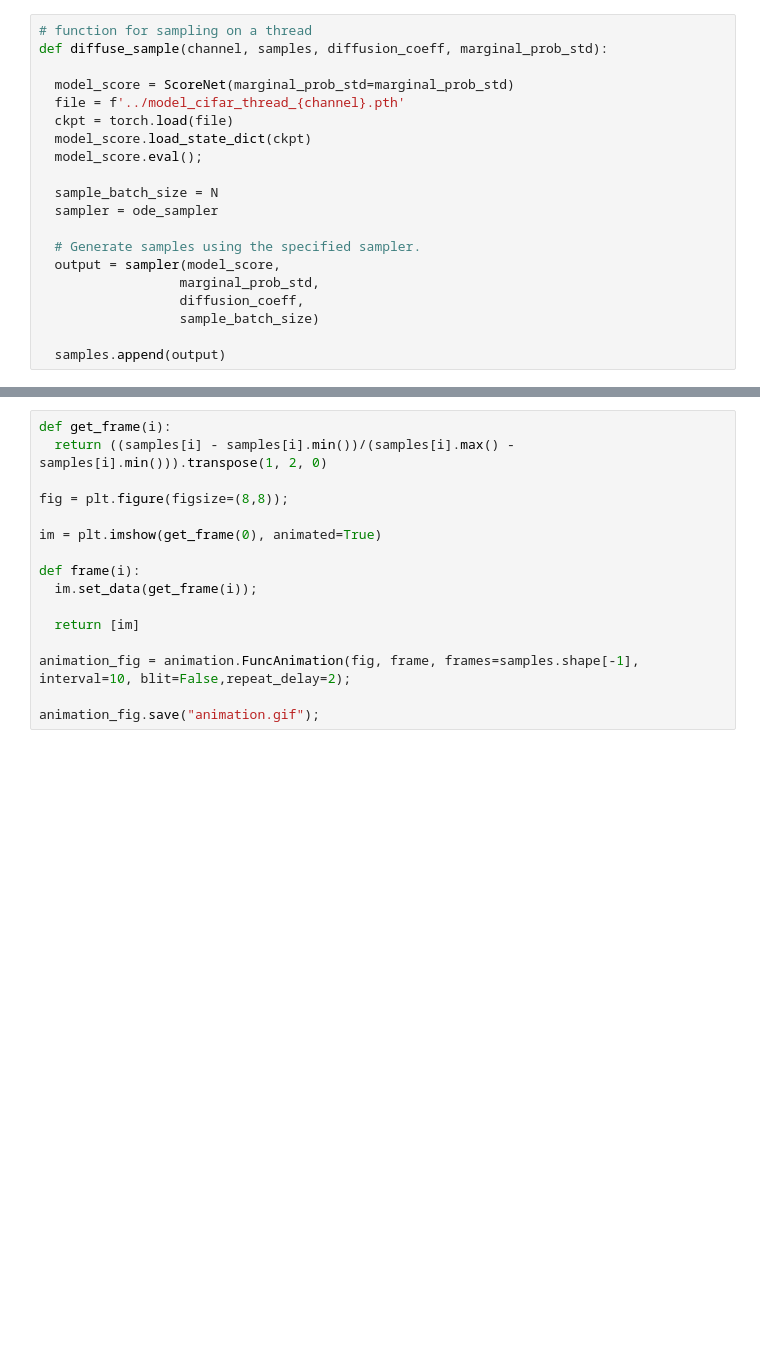
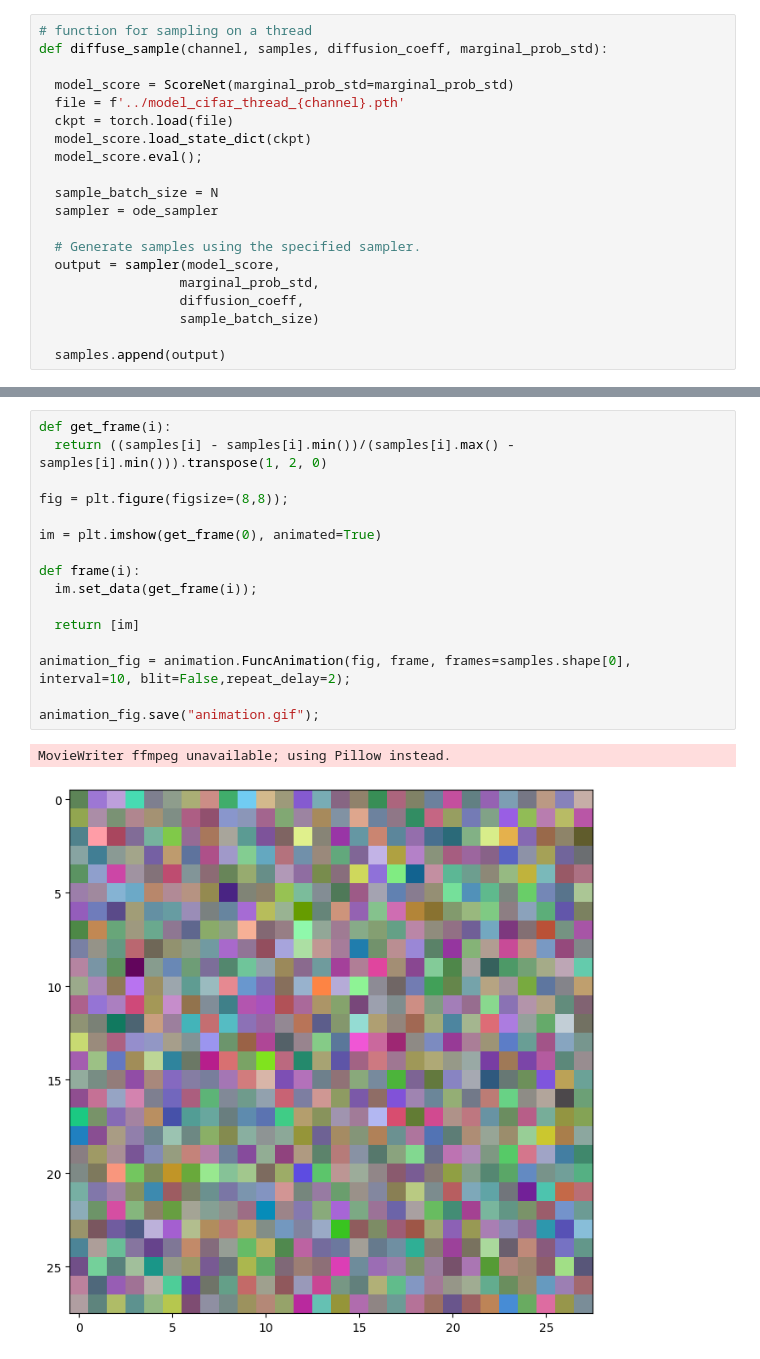
Before and after one commit to andrew-na-git/Score-Embedding-Fast-Diffusion, a Jupyter notebook: slurm/sample/sample.ipynb, the cells around one changed output, grey strips where cells are left out. Drawn from its saved outputs; the diff is of its cells as text; blank space fills up the shorter version.

```diff
--- a/slurm/sample/sample.ipynb
+++ b/slurm/sample/sample.ipynb
@@ -135,16 +148,19 @@ Number of function evaluations: 482
 # %%
 def get_frame(i):
   return ((samples[i] - samples[i].min())/(samples[i].max() - samples[i].min())).transpose(1, 2, 0)
 
 fig = plt.figure(figsize=(8,8));
 
 im = plt.imshow(get_frame(0), animated=True)
 
 def frame(i):
   im.set_data(get_frame(i));
 
   return [im]
 
-animation_fig = animation.FuncAnimation(fig, frame, frames=samples.shape[-1], interval=10, blit=False,repeat_delay=2);
+animation_fig = animation.FuncAnimation(fig, frame, frames=samples.shape[0], interval=10, blit=False,repeat_delay=2);
 
 animation_fig.save("animation.gif");
+# %% [output]
+MovieWriter ffmpeg unavailable; using Pillow instead.
+[figure, added]
```
Also changed, not shown: parts of 1 cell of this notebook, 3 other files.
